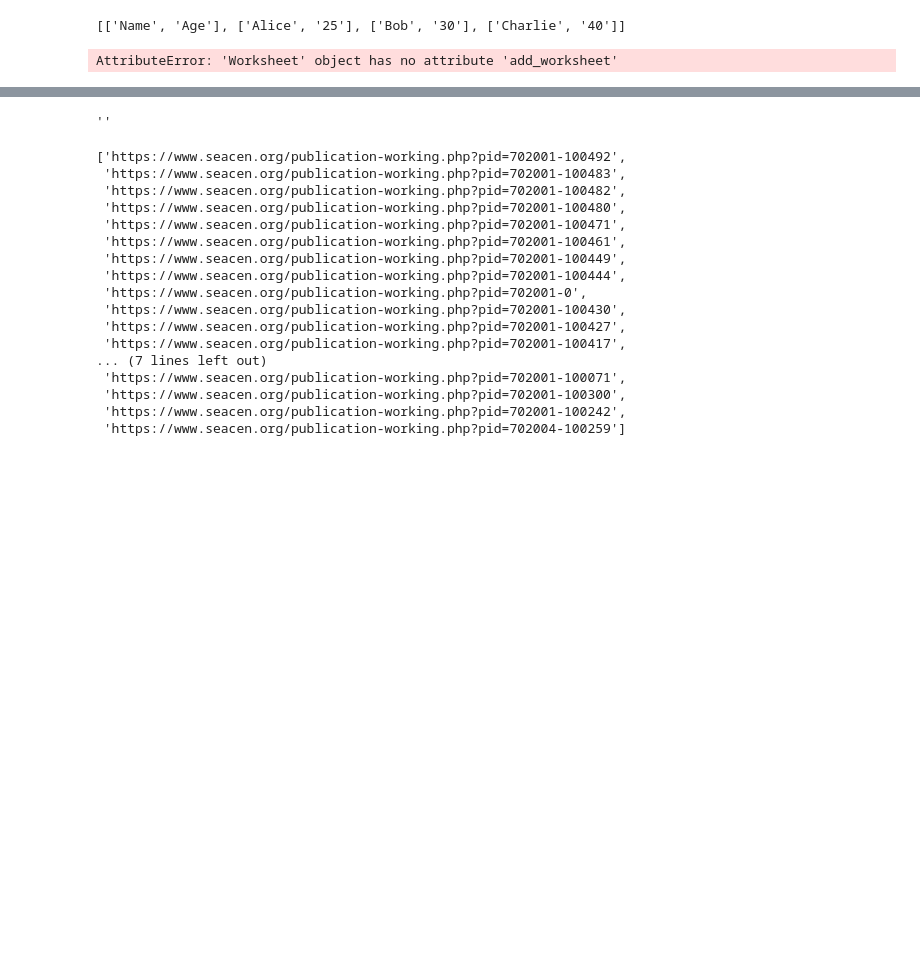
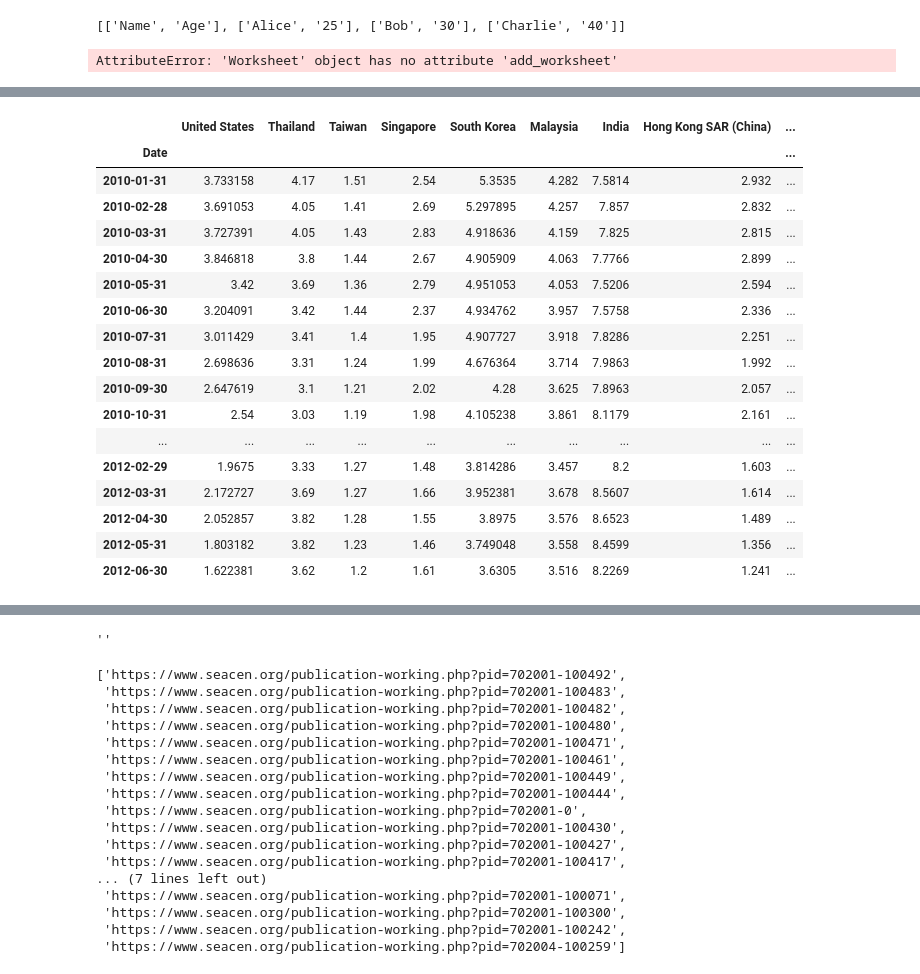
Before and after one commit to aizudeen11/cfm-nlp, a Jupyter notebook: main.ipynb, the cells around one changed output, grey strips where cells are left out. Saved outputs shown, nothing was run; the diff lists cells and outputs as text; code cells hidden in the pictures; blank space fills up the shorter version.

```diff
--- a/main.ipynb
+++ b/main.ipynb
@@ -157,0 +93,34 @@ fx['Year'] = fx['Year'].astype(str)
+# %%
+import pandas as pd
+
+yield_data1 = pd.read_excel(r"C:\Users\AhmadAizudeen\OneDrive - The SOUTH-EAST ASIAN CENTRAL BANKS (SEACEN) RESEARCH AND TRAINING\Roger and Aizudeen\00 dlx.xlsx", header=1)
+yield_data1 = yield_data1[[*yield_data1.columns[[0,1,3]]]]
+yield_data1.drop([0,1,2], inplace=True)
+yield_data1.rename(columns={'.DESC': 'Date',
+                          'Indonesia: 10 Year Treasury Bond Mid Yield (% p.a.)': 'Indonesia',
+                          'Philippines: 10 Year Treasury Bond Mid Yield (% p.a.)': 'Philippines'},
+                    inplace=True)
+
+# yield_data1["Date"] = pd.to_datetime(yield_data1["Date"], errors='coerce') + pd.offsets.MonthEnd(0)
+yield_data1['Month'] = yield_data1['Date'].apply(lambda x: x[:3])
+yield_data1['Year'] = yield_data1['Date'].apply(lambda x: x[-2:])
+yield_data1["Date"] = yield_data1.apply(lambda x: pd.to_datetime(f"{x['Month']} {x['Year']}", format='%b %y') + pd.offsets.MonthEnd(0), axis=1)
+yield_data1.drop(['Month', 'Year'], axis=1, inplace=True)
+yield_data2 = pd.read_excel(r"C:\Users\AhmadAizudeen\OneDrive - The SOUTH-EAST ASIAN CENTRAL BANKS (SEACEN) RESEARCH AND TRAINING\Capital Flow Monitor\SEACEN CFM January 2025\edited files\Data\Financial Stress Indices.xlsx"
+                            , sheet_name='Yields2'
+                            , header=1)
+yield_data2=yield_data2[yield_data2.columns[:11]]
+yield_data2.drop([0,1], inplace=True)
+yield_data2.rename(columns={'Region': 'Date'}, inplace=True)
+yield_data2["Date"] = pd.to_datetime(yield_data2["Date"]) + pd.offsets.MonthEnd(0)
+yield_data2.drop('Philippines', axis=1, inplace=True)
+
+yield_data = yield_data2.join(yield_data1.set_index('Date'), on='Date')
+yield_data.set_index('Date', inplace=True)
+
+yield_data_calc = yield_data.apply(lambda x : x - x['United States'], axis =1)
+yield_data_calc.drop('United States', axis=1, inplace=True)
+yield_data_calc = yield_data_calc.loc[yield_data_calc.index >= "2010-01-31"]
+yield_data_calc['Asia'] = yield_data_calc.mean(axis= 1)
+yield_data_calc = (yield_data_calc - yield_data_calc.mean()) / yield_data_calc.std()
+yield_data_calc
@@ -157,0 +142,21 @@ fx['Year'] = fx['Year'].astype(str)
+# %%
+yield_data.loc[yield_data.index >= "2010-01-31"].head(30)
+# %% [output]
+|  | United States | Thailand | Taiwan | Singapore | South Korea | Malaysia | India | Hong Kong SAR (China) | ... |
+| Date |  |  |  |  |  |  |  |  | ... |
+| 2010-01-31 | 3.733158 | 4.17 | 1.51 | 2.54 | 5.3535 | 4.282 | 7.5814 | 2.932 | ... |
+| 2010-02-28 | 3.691053 | 4.05 | 1.41 | 2.69 | 5.297895 | 4.257 | 7.857 | 2.832 | ... |
+| 2010-03-31 | 3.727391 | 4.05 | 1.43 | 2.83 | 4.918636 | 4.159 | 7.825 | 2.815 | ... |
+| 2010-04-30 | 3.846818 | 3.8 | 1.44 | 2.67 | 4.905909 | 4.063 | 7.7766 | 2.899 | ... |
+| 2010-05-31 | 3.42 | 3.69 | 1.36 | 2.79 | 4.951053 | 4.053 | 7.5206 | 2.594 | ... |
+| 2010-06-30 | 3.204091 | 3.42 | 1.44 | 2.37 | 4.934762 | 3.957 | 7.5758 | 2.336 | ... |
+| 2010-07-31 | 3.011429 | 3.41 | 1.4 | 1.95 | 4.907727 | 3.918 | 7.8286 | 2.251 | ... |
+| 2010-08-31 | 2.698636 | 3.31 | 1.24 | 1.99 | 4.676364 | 3.714 | 7.9863 | 1.992 | ... |
+| 2010-09-30 | 2.647619 | 3.1 | 1.21 | 2.02 | 4.28 | 3.625 | 7.8963 | 2.057 | ... |
+| 2010-10-31 | 2.54 | 3.03 | 1.19 | 1.98 | 4.105238 | 3.861 | 8.1179 | 2.161 | ... |
+| ... | ... | ... | ... | ... | ... | ... | ... | ... | ... |
+| 2012-02-29 | 1.9675 | 3.33 | 1.27 | 1.48 | 3.814286 | 3.457 | 8.2 | 1.603 | ... |
+| 2012-03-31 | 2.172727 | 3.69 | 1.27 | 1.66 | 3.952381 | 3.678 | 8.5607 | 1.614 | ... |
+| 2012-04-30 | 2.052857 | 3.82 | 1.28 | 1.55 | 3.8975 | 3.576 | 8.6523 | 1.489 | ... |
+| 2012-05-31 | 1.803182 | 3.82 | 1.23 | 1.46 | 3.749048 | 3.558 | 8.4599 | 1.356 | ... |
+| 2012-06-30 | 1.622381 | 3.62 | 1.2 | 1.61 | 3.6305 | 3.516 | 8.2269 | 1.241 | ... |
```
Also changed, not shown: parts of 6 cells of this notebook, 3 other files.
